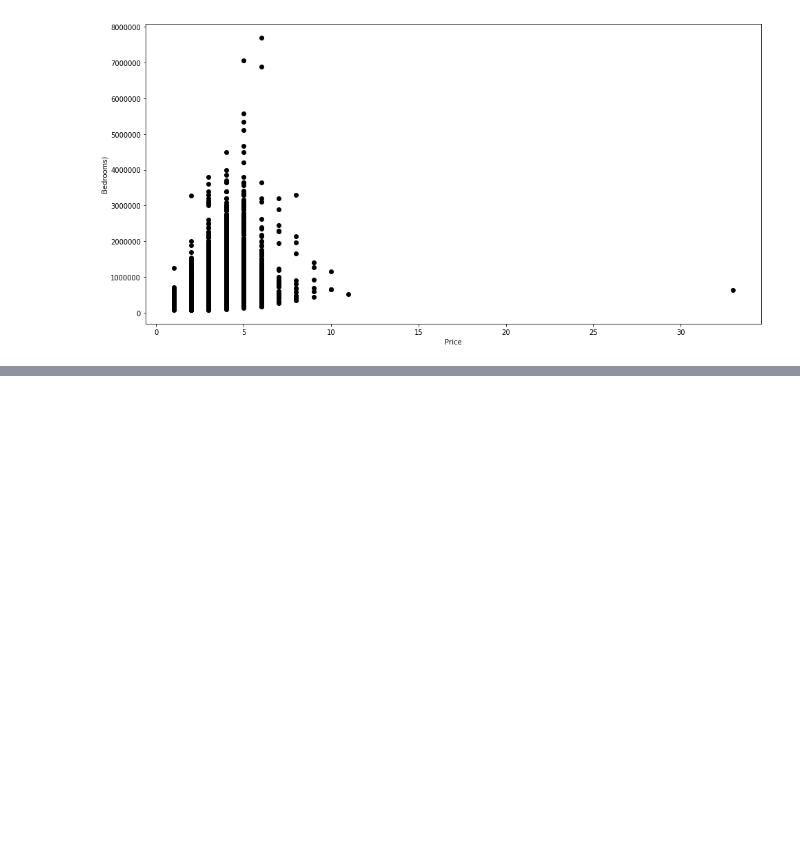
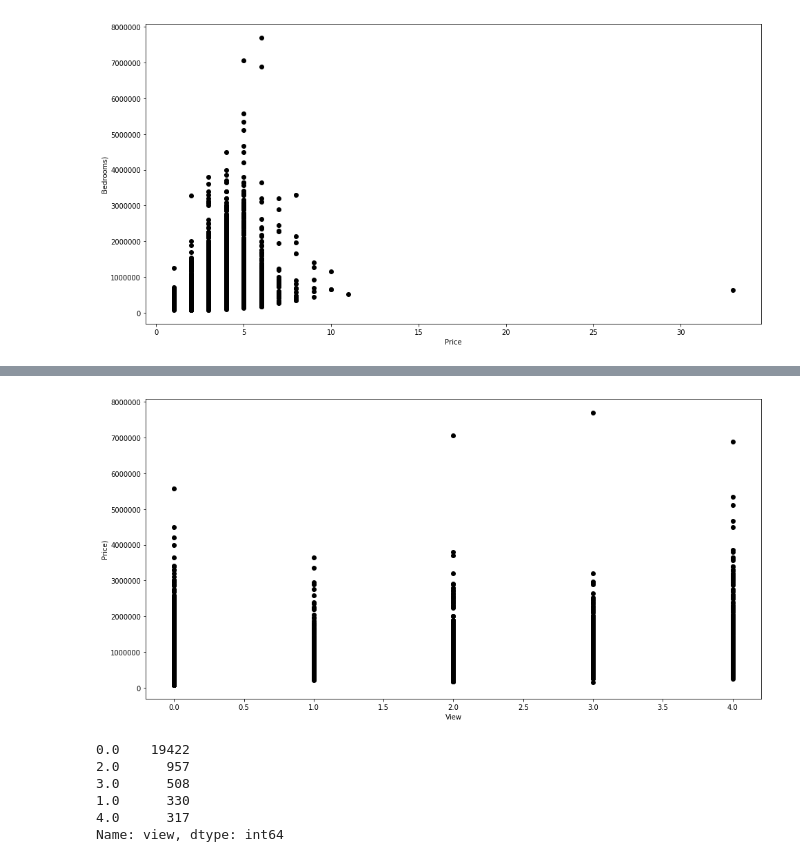
Before and after one commit to jonnelbenjamin/coachmod4project, a Jupyter notebook: modeling.ipynb, the cells around one changed output, grey strips where cells are left out. Saved outputs shown, nothing was run; the diff lists cells and outputs as text; code cells hidden in the pictures; blank space fills up the shorter version.

```diff
--- a/modeling.ipynb
+++ b/modeling.ipynb
@@ -113,0 +128,21 @@ plt.show()
+# %%
+plt.figure(figsize=(16, 8))
+plt.scatter(
+    cleaned_KC['view'],
+    cleaned_KC['price'],
+    c='black'
+)
+plt.xlabel("View")
+plt.ylabel("Price)")
+plt.show()
+# %% [output]
+[figure, added]
+# %%
+cleaned_KC['view'].value_counts()
+# %% [output]
+0.0    19422
+2.0      957
+3.0      508
+1.0      330
+4.0      317
+Name: view, dtype: int64
```
Also changed, not shown: parts of 8 cells of this notebook.
